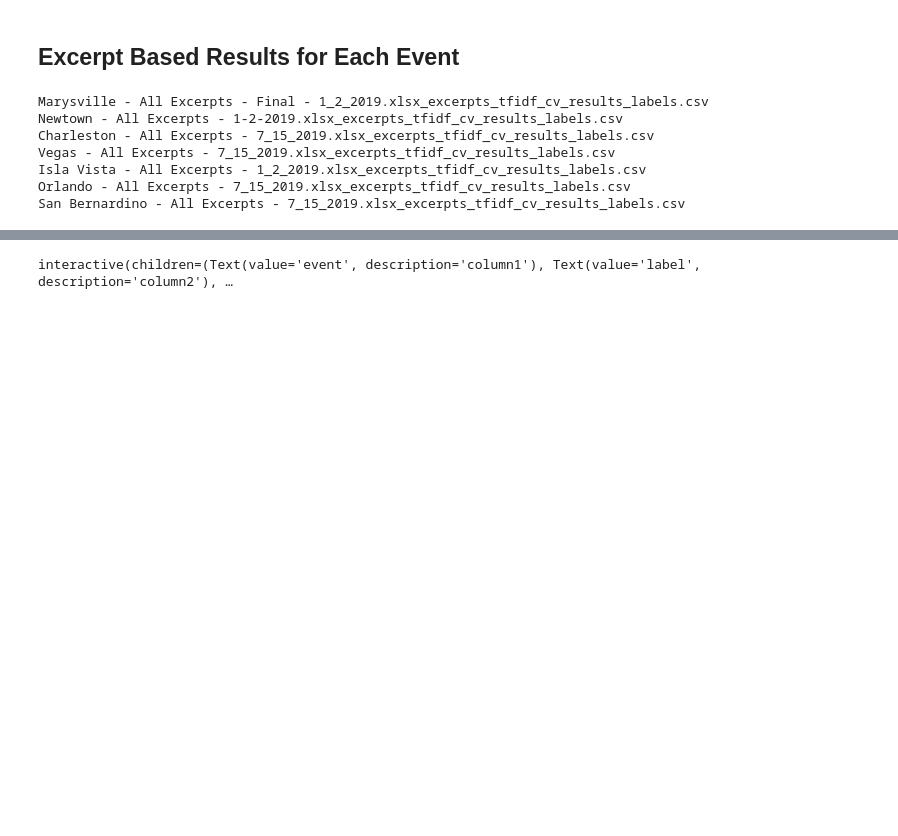
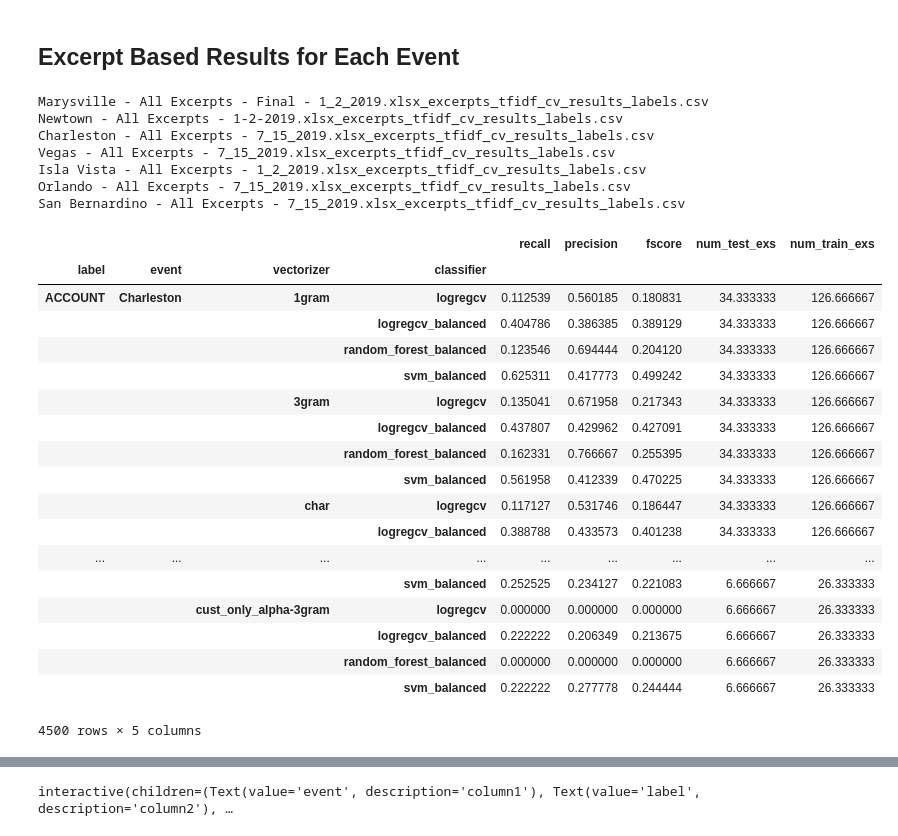
Before and after one commit to anjapago/AnalyzeAccountability, a Jupyter notebook: notebooks/All Labels Analysis.ipynb, the cells around one changed output, grey strips where cells are left out. Saved outputs shown, nothing was run; the diff lists cells and outputs as text; code cells hidden in the pictures; blank space fills up the shorter version.

```diff
--- a/notebooks/All Labels Analysis.ipynb
+++ b/notebooks/All Labels Analysis.ipynb
@@ -87,3 +98,25 @@ df = excerpt_results_df.loc[:, ['label', 'event', 'vectorizer', 'classifier',
                                 'recall', 'precision', 'fscore',
                                 'num_test_exs', 'num_train_exs']]
 df_cv_mean = df.groupby(['label', 'event', 'vectorizer', 'classifier']).mean()
+# %%
+df_cv_mean
+# %% [output]
+|  |  |  |  | recall | precision | fscore | num_test_exs | num_train_exs |
+| label | event | vectorizer | classifier |  |  |  |  |  |
+| ACCOUNT | Charleston | 1gram | logregcv | 0.112539 | 0.560185 | 0.180831 | 34.333333 | 126.666667 |
+|  |  |  | logregcv_balanced | 0.404786 | 0.386385 | 0.389129 | 34.333333 | 126.666667 |
+|  |  |  | random_forest_balanced | 0.123546 | 0.694444 | 0.204120 | 34.333333 | 126.666667 |
+|  |  |  | svm_balanced | 0.625311 | 0.417773 | 0.499242 | 34.333333 | 126.666667 |
+|  |  | 3gram | logregcv | 0.135041 | 0.671958 | 0.217343 | 34.333333 | 126.666667 |
+|  |  |  | logregcv_balanced | 0.437807 | 0.429962 | 0.427091 | 34.333333 | 126.666667 |
+|  |  |  | random_forest_balanced | 0.162331 | 0.766667 | 0.255395 | 34.333333 | 126.666667 |
+|  |  |  | svm_balanced | 0.561958 | 0.412339 | 0.470225 | 34.333333 | 126.666667 |
+|  |  | char | logregcv | 0.117127 | 0.531746 | 0.186447 | 34.333333 | 126.666667 |
+|  |  |  | logregcv_balanced | 0.388788 | 0.433573 | 0.401238 | 34.333333 | 126.666667 |
+| ... | ... | ... | ... | ... | ... | ... | ... | ... |
+|  |  |  | svm_balanced | 0.252525 | 0.234127 | 0.221083 | 6.666667 | 26.333333 |
+|  |  | cust_only_alpha-3gram | logregcv | 0.000000 | 0.000000 | 0.000000 | 6.666667 | 26.333333 |
+|  |  |  | logregcv_balanced | 0.222222 | 0.206349 | 0.213675 | 6.666667 | 26.333333 |
+|  |  |  | random_forest_balanced | 0.000000 | 0.000000 | 0.000000 | 6.666667 | 26.333333 |
+|  |  |  | svm_balanced | 0.222222 | 0.277778 | 0.244444 | 6.666667 | 26.333333 |
+4500 rows × 5 columns
```
Also changed, not shown: parts of 5 cells of this notebook.
